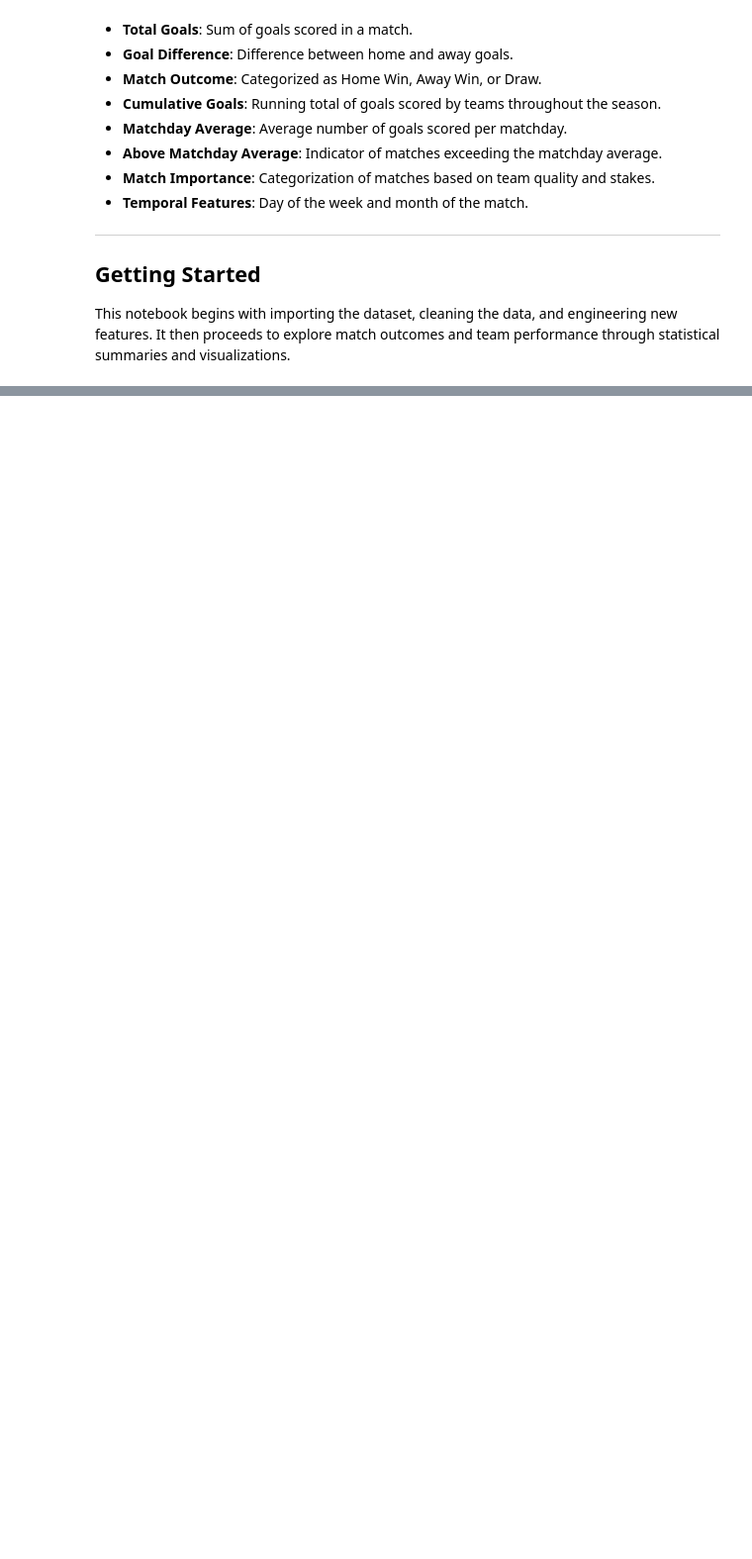
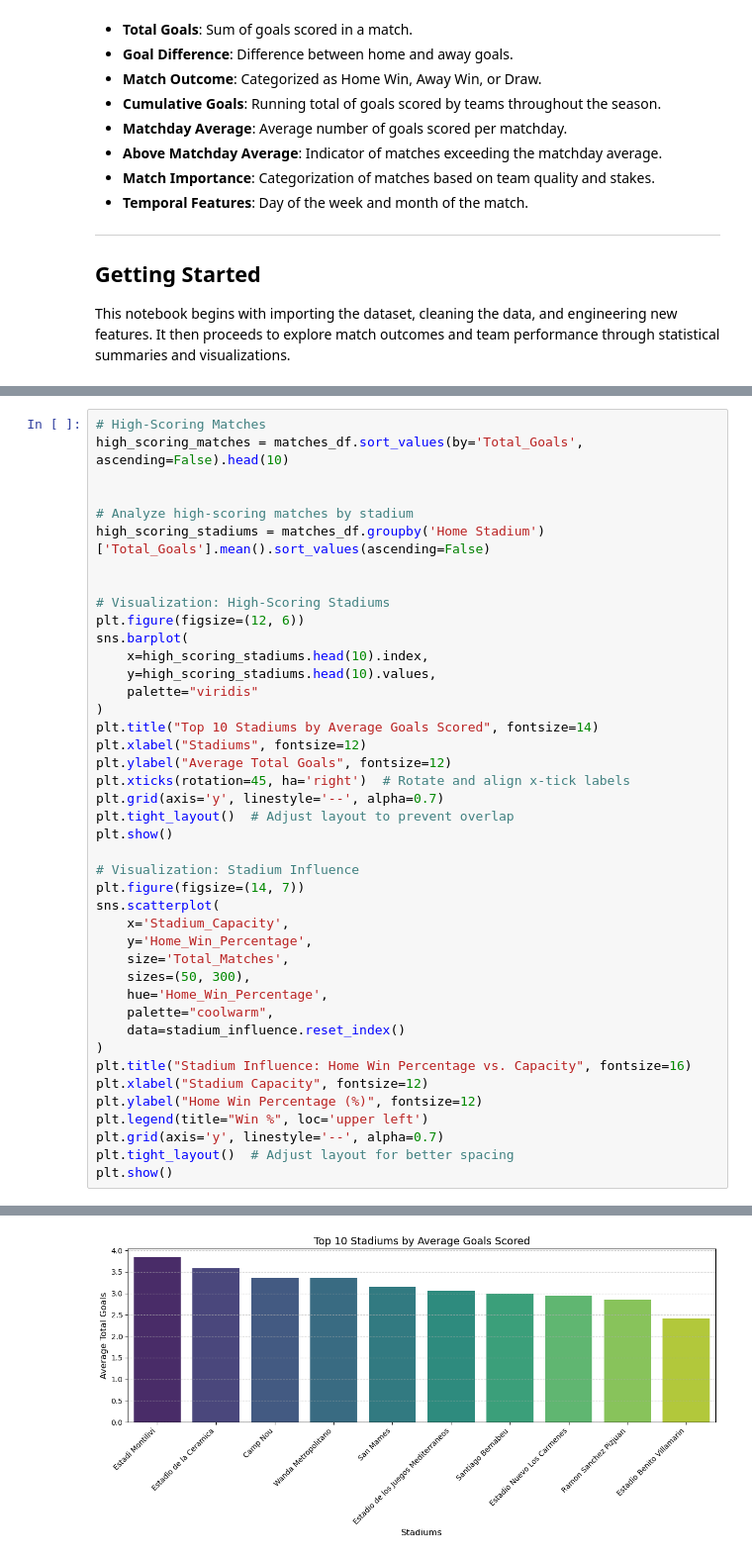
Before and after one commit to jsaintfleur/Machine-Learning-and-Insights-for-La-Liga-2023-24, a Jupyter notebook: la_liga_matches.ipynb, the cells around one changed output, grey strips where cells are left out. Shown: that part at 99% size. Cells and saved outputs as stored; diff of their text form; blank space fills up the shorter version.

```diff
--- a/la_liga_matches.ipynb
+++ b/la_liga_matches.ipynb
@@ -204,0 +289,43 @@ This highlights the advantage of playing at home, as home teams secured nearly 4
+# %%
+# High-Scoring Matches
+high_scoring_matches = matches_df.sort_values(by='Total_Goals', ascending=False).head(10)
+
+
+# Analyze high-scoring matches by stadium
+high_scoring_stadiums = matches_df.groupby('Home Stadium')['Total_Goals'].mean().sort_values(ascending=False)
+
+
+# Visualization: High-Scoring Stadiums
+plt.figure(figsize=(12, 6))
+sns.barplot(
+    x=high_scoring_stadiums.head(10).index,
+    y=high_scoring_stadiums.head(10).values,
+    palette="viridis"
+)
+plt.title("Top 10 Stadiums by Average Goals Scored", fontsize=14)
+plt.xlabel("Stadiums", fontsize=12)
+plt.ylabel("Average Total Goals", fontsize=12)
+plt.xticks(rotation=45, ha='right')  # Rotate and align x-tick labels
+plt.grid(axis='y', linestyle='--', alpha=0.7)
+plt.tight_layout()  # Adjust layout to prevent overlap
+plt.show()
+
+# Visualization: Stadium Influence
+plt.figure(figsize=(14, 7))
+sns.scatterplot(
+    x='Stadium_Capacity',
+    y='Home_Win_Percentage',
+    size='Total_Matches',
+    sizes=(50, 300),
+    hue='Home_Win_Percentage',
+    palette="coolwarm",
+    data=stadium_influence.reset_index()
+)
+plt.title("Stadium Influence: Home Win Percentage vs. Capacity", fontsize=16)
+plt.xlabel("Stadium Capacity", fontsize=12)
+plt.ylabel("Home Win Percentage (%)", fontsize=12)
+plt.legend(title="Win %", loc='upper left')
+plt.grid(axis='y', linestyle='--', alpha=0.7)
+plt.tight_layout()  # Adjust layout for better spacing
+plt.show()
+# %% [output]
@@ -204,0 +335 @@ This highlights the advantage of playing at home, as home teams secured nearly 4
+[figure, added]
```
Also changed, not shown: parts of 18 cells of this notebook, 1 other file.
